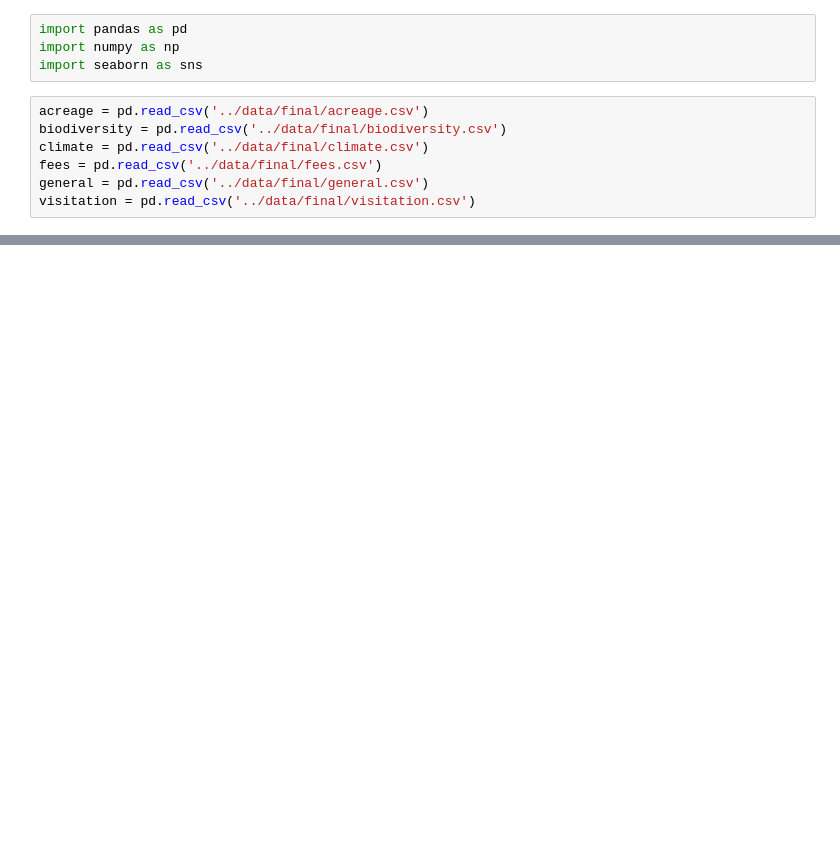
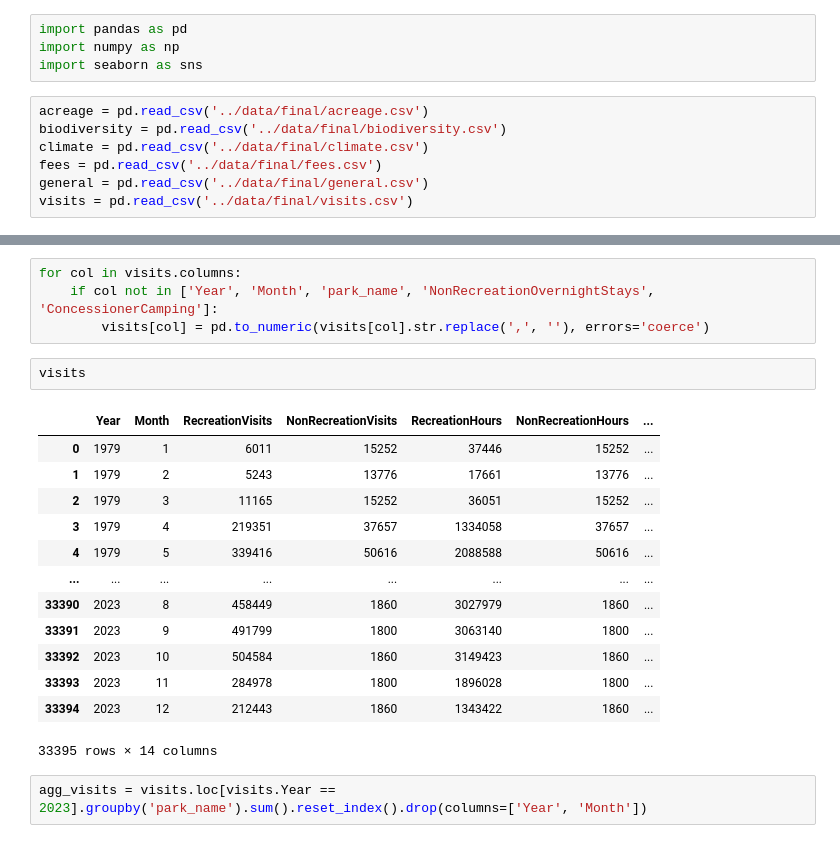
Before and after one commit to jaredjab/Capstone, a Jupyter notebook: scripts/analysis.ipynb, the cells around one changed output, grey strips where cells are left out. Drawn from its saved outputs; the diff is of its cells as text; blank space fills up the shorter version.

Commit message:
Finalizing Visualizations & Presentation

```diff
--- a/scripts/analysis.ipynb
+++ b/scripts/analysis.ipynb
@@ -8,4 +8,4 @@ biodiversity = pd.read_csv('../data/final/biodiversity.csv')
 climate = pd.read_csv('../data/final/climate.csv')
 fees = pd.read_csv('../data/final/fees.csv')
 general = pd.read_csv('../data/final/general.csv')
-visitation = pd.read_csv('../data/final/visitation.csv')
+visits = pd.read_csv('../data/final/visits.csv')
@@ -47,0 +165,22 @@ sns.lineplot(climate
+# %%
+for col in visits.columns:
+    if col not in ['Year', 'Month', 'park_name', 'NonRecreationOvernightStays', 'ConcessionerCamping']:
+        visits[col] = pd.to_numeric(visits[col].str.replace(',', ''), errors='coerce')
+# %%
+visits
+# %% [output]
+|  | Year | Month | RecreationVisits | NonRecreationVisits | RecreationHours | NonRecreationHours | ... |
+| 0 | 1979 | 1 | 6011 | 15252 | 37446 | 15252 | ... |
+| 1 | 1979 | 2 | 5243 | 13776 | 17661 | 13776 | ... |
+| 2 | 1979 | 3 | 11165 | 15252 | 36051 | 15252 | ... |
+| 3 | 1979 | 4 | 219351 | 37657 | 1334058 | 37657 | ... |
+| 4 | 1979 | 5 | 339416 | 50616 | 2088588 | 50616 | ... |
+| ... | ... | ... | ... | ... | ... | ... | ... |
+| 33390 | 2023 | 8 | 458449 | 1860 | 3027979 | 1860 | ... |
+| 33391 | 2023 | 9 | 491799 | 1800 | 3063140 | 1800 | ... |
+| 33392 | 2023 | 10 | 504584 | 1860 | 3149423 | 1860 | ... |
+| 33393 | 2023 | 11 | 284978 | 1800 | 1896028 | 1800 | ... |
+| 33394 | 2023 | 12 | 212443 | 1860 | 1343422 | 1860 | ... |
+33395 rows × 14 columns
+# %%
+agg_visits = visits.loc[visits.Year == 2023].groupby('park_name').sum().reset_index().drop(columns=['Year', 'Month'])
```
Also changed, not shown: parts of 27 cells of this notebook, 10 other files.
